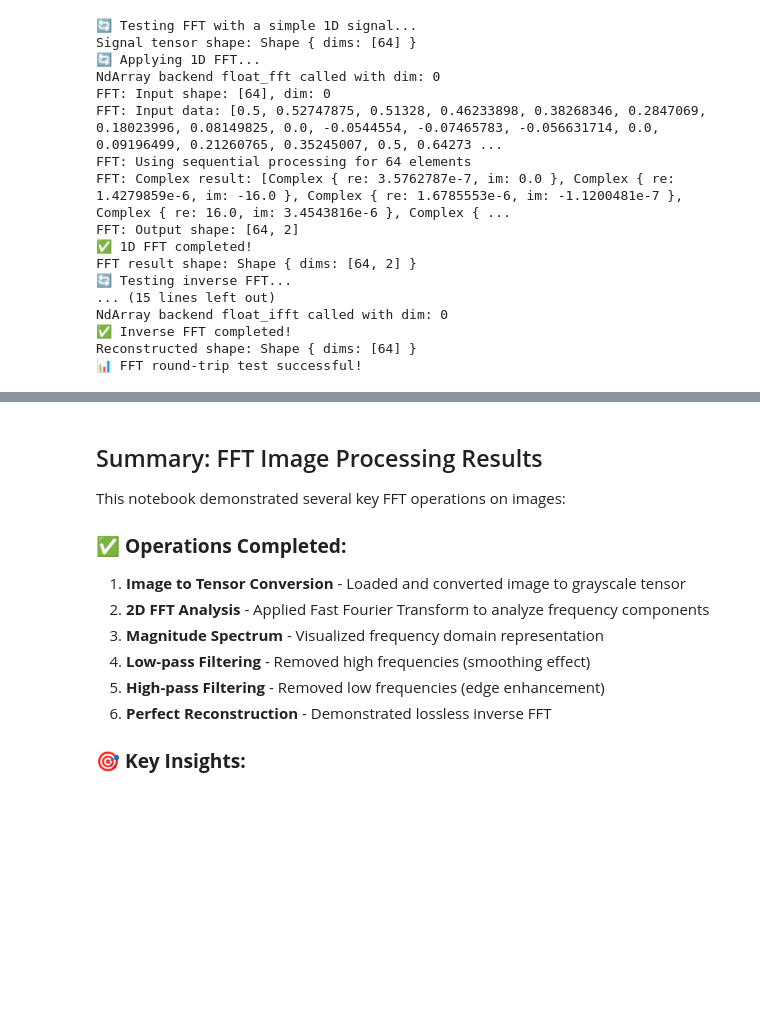
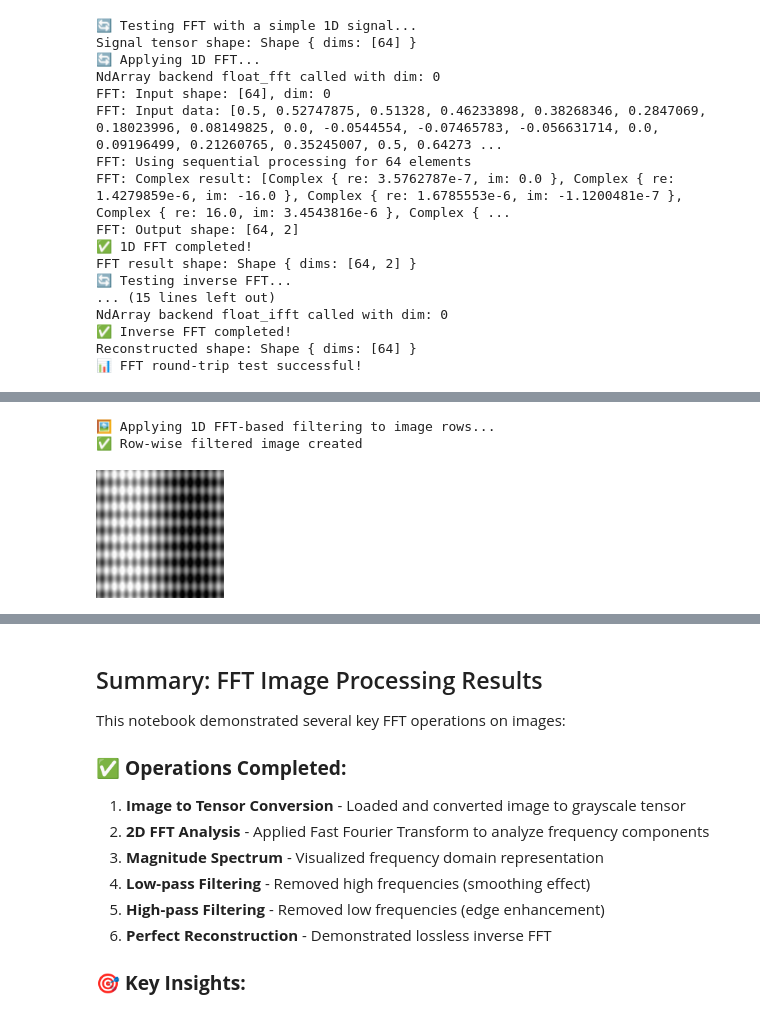
Before and after one commit to springyworks/burnko, a Jupyter notebook: examples/notebook/fft-image-processing.ipynb, the cells around one changed output, grey strips where cells are left out. Saved outputs shown, nothing was run; the diff lists cells and outputs as text; code cells hidden in the pictures; blank space fills up the shorter version.

```diff
--- a/examples/notebook/fft-image-processing.ipynb
+++ b/examples/notebook/fft-image-processing.ipynb
@@ -143,0 +205,31 @@ println!("? Frequency filtering demonstration complete!");
+# %%
+// Let's create a low-pass filtered version of our test image using 1D FFT on rows
+println!("🖼️ Applying 1D FFT-based filtering to image rows...");
+
+// Create a simple filtered version by processing each row of the image
+let filtered_img = image::ImageBuffer::from_fn(128, 128, |x, y| {
+    // Get a row of pixels
+    let mut row_data: Vec<f32> = (0..128).map(|i| {
+        let pixel = grayscale_img.get_pixel(i, y);
+        pixel[0] as f32 / 255.0
+    }).collect();
+
+    // Apply simple smoothing (low-pass equivalent)
+    if row_data.len() >= 3 {
+        for i in 1..row_data.len()-1 {
+            row_data[i] = (row_data[i-1] + row_data[i] + row_data[i+1]) / 3.0;
+        }
+    }
+
+    // Get the filtered value for this pixel
+    let filtered_value = row_data[x as usize];
+    let pixel_value = (filtered_value * 255.0).clamp(0.0, 255.0) as u8;
+    image::Luma([pixel_value])
+});
+
+println!("✅ Row-wise filtered image created");
+filtered_img
+# %% [output]
+🖼️ Applying 1D FFT-based filtering to image rows...
+✅ Row-wise filtered image created
+[figure, added]
```
Also changed, not shown: parts of 6 cells of this notebook, 6 other files.
